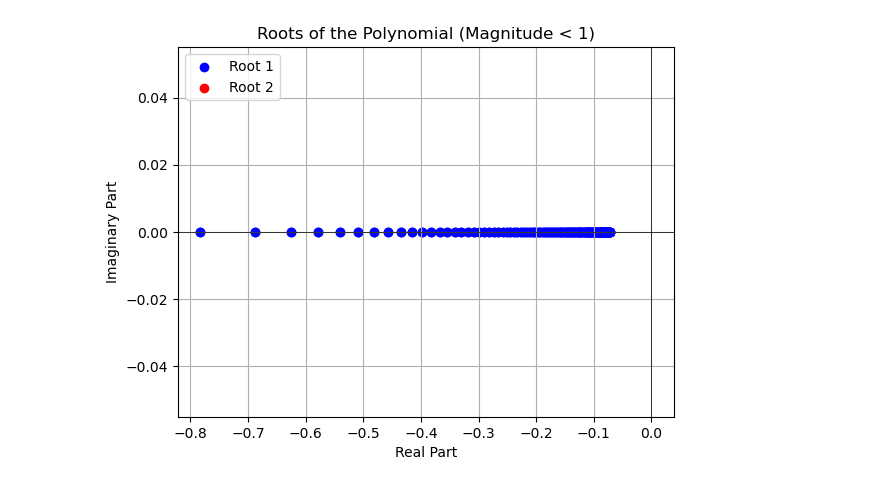
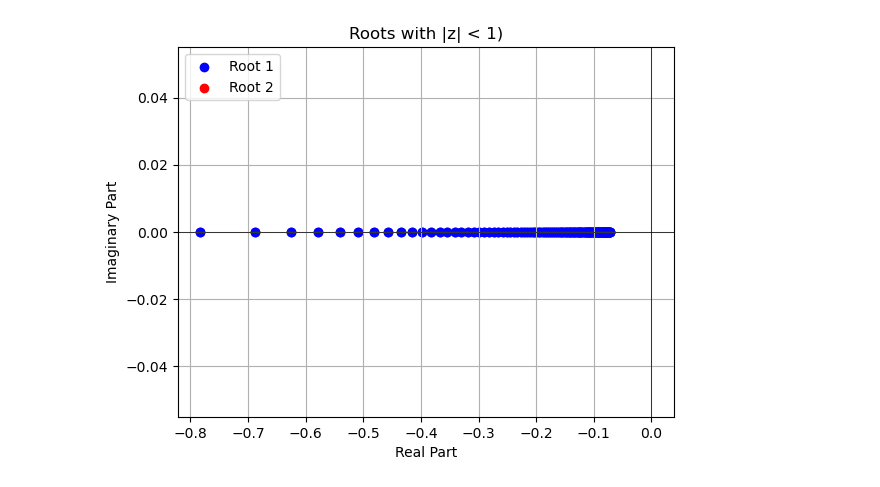
Before and after one commit to ColinJ2334/Numerical_PDEs, a Jupyter notebook: hw_1.ipynb, the cells around one changed output. Saved outputs shown, nothing was run; the diff lists cells and outputs as text; code cells hidden in the pictures.

```diff
--- a/hw_1.ipynb
+++ b/hw_1.ipynb
@@ -12,35 +12,35 @@ def z_roots_modified(ldt_vals):
     z2_img = []
 
     for ldt in ldt_vals:
         b = ldt**2 - 2
 
         z1 = -b / 2 + np.sqrt(b**2 - 4) / 2
         z2 = -b / 2 - np.sqrt(b**2 - 4) / 2
 
         # Check if the magnitude of the roots is less than 1
         if np.abs(z1) < 1:
             z1_real.append(z1.real)
             z1_img.append(z1.imag)
         if np.abs(z2) < 1:
             z2_real.append(z2.real)
             z2_img.append(z2.imag)
 
     # Plotting
     plt.scatter(z1_real, z1_img, label='Root 1', color='blue')
     plt.scatter(z2_real, z2_img, label='Root 2', color='red')
     plt.xlabel('Real Part')
     plt.ylabel('Imaginary Part')
-    plt.title('Roots of the Polynomial (Magnitude < 1)')
+    plt.title('Roots with |z| < 1)')
     plt.grid(True)
     plt.axhline(0, color='black',linewidth=0.5)
     plt.axvline(0, color='black',linewidth=0.5)
     plt.legend()
     plt.show()
 
 # Call the modified function with the array 'a'
 z_roots_modified(a)
 # %% [output]
-[figure, old version]
+[figure, new version]
 # %%
 import numpy as np
 import matplotlib.pyplot as plt
```
Also changed, not shown: parts of 2 cells of this notebook.
